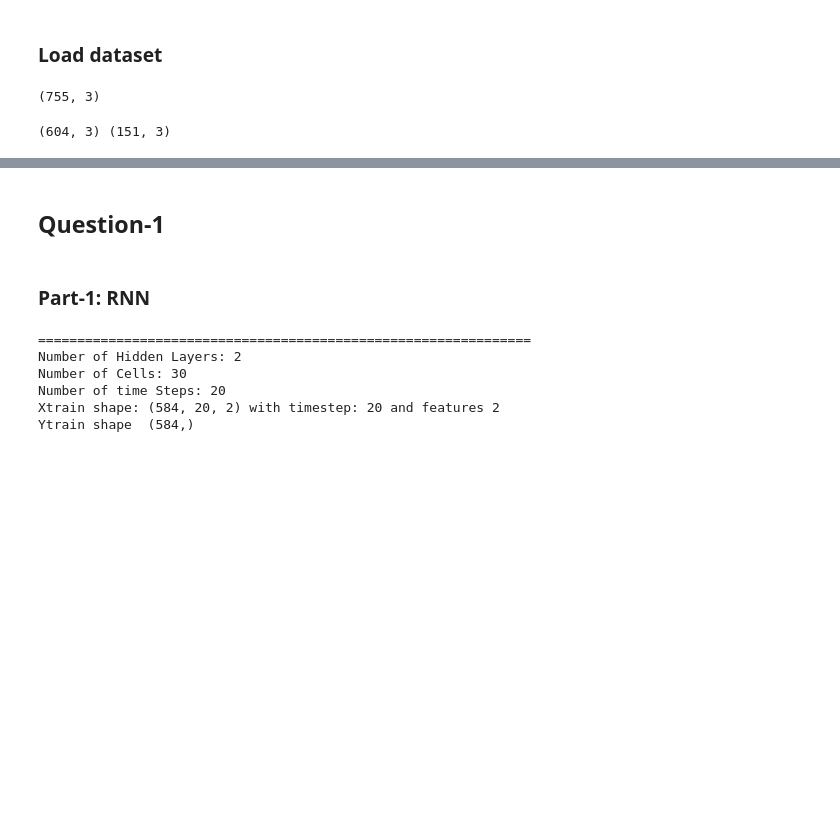
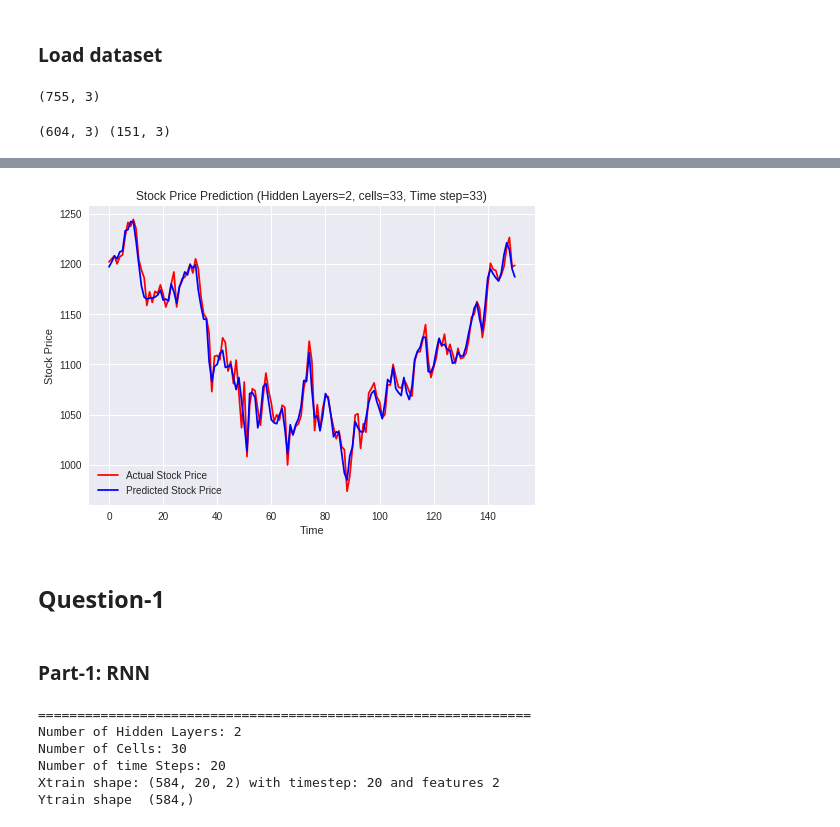
Before and after one commit to anujbansal16/RNN-and-HMM-network, a Jupyter notebook: Assignment10.ipynb, the cells around one changed output, grey strips where cells are left out. Cells and saved outputs as stored; diff of their text form; code cells hidden in the pictures; blank space fills up the shorter version.

Commit message:
HMM model for stock prediction

```diff
--- a/Assignment10.ipynb
+++ b/Assignment10.ipynb
@@ -48,0 +56,70 @@ print(scaledTrain.shape,scaledTest.shape)
+# %%
+import warnings
+import itertools
+import copy
+import pandas as pd
+import numpy as np
+import matplotlib.pyplot as plt
+from hmmlearn.hmm import GaussianHMM
+from sklearn.model_selection import train_test_split
+
+# Supress warning in hmmlearn
+# warnings.filterwarnings("ignore")
+
+class StockPredictor(object):
+    def __init__(self, test_size=0.2,n_hidden_states=4, n_latency_days=20,n_steps_frac_change=50, n_steps_frac_high=10,n_steps_frac_low=10):
+        self.n_latency_days = n_latency_days
+        self.hmm = GaussianHMM(n_components=n_hidden_states,covariance_type="full",n_iter=100)
+        self._split_train_test_data(test_size)
+        print("Train shape: ",self._train_data.shape)
+        print("Test shape: ",self._test_data.shape)
+        self._compute_all_possible_outcomes()
+
+    def _split_train_test_data(self, test_size):
+        data=pd.read_csv("GoogleStocks.csv").values[1:]
+        data=data[::-1]
+        av=(data[:,4:]).astype(np.float)
+        data[:,5]=av.mean(axis=1)
+        data=data[:,[3,2,5]]# 0 is open, 1 is volume, 2 is avg
+        _train_data, test_data = train_test_split(data, test_size=test_size, shuffle=False)
+        self._train_data = _train_data
+        self._test_data = test_data
+
+    def fit(self):
+        self.hmm.fit(self._train_data)
+
+    def _compute_all_possible_outcomes(self):
+        frac_low_range = np.linspace(700, 1300, 601)
+        self._possible_outcomes = np.array(frac_low_range)
+
+    def _get_most_probable_open_price(self, day_index):
+        previous_data_start_index = max(0, day_index - self.n_latency_days)
+        previous_data_end_index = max(0, day_index - 1)
+        previous_data = self._test_data[previous_data_end_index: previous_data_start_index]
+        previous_data_features = previous_data
+
+        currentTest = copy.deepcopy(self._test_data[day_index])
+
+        outcome_score = []
+        for possible_outcome in self._possible_outcomes:
+            currentTest[0]=possible_outcome
+            total_data = np.row_stack((previous_data_features, currentTest))
+            outcome_score.append(self.hmm.score(total_data))
+        most_probable_outcome = self._possible_outcomes[np.argmax(outcome_score)]
+
+        return most_probable_outcome
+
+    def predict_close_prices_for_days(self):
+        predicted_close_prices = []
+        print(self._test_data.shape[0])
+        for day_index in range(self._test_data.shape[0]):
+            print("Predicting test record : ",day_index)
+            predicted_close_prices.append(self._get_most_probable_open_price(day_index))
+        return self._test_data[:,0],predicted_close_prices
+
+
+stock_predictor = StockPredictor()
+stock_predictor.fit()
+actual,predicted=stock_predictor.predict_close_prices_for_days()
+plotActualVspred(actual,predicted,2,33,33)
+# %% [output]
@@ -49,3 +143,4 @@ print(scaledTrain.shape,scaledTest.shape)
+[figure, added]
 # %% [markdown]
 ## Question-1
 # %% [markdown]
```
Also changed, not shown: parts of 2 cells of this notebook.
